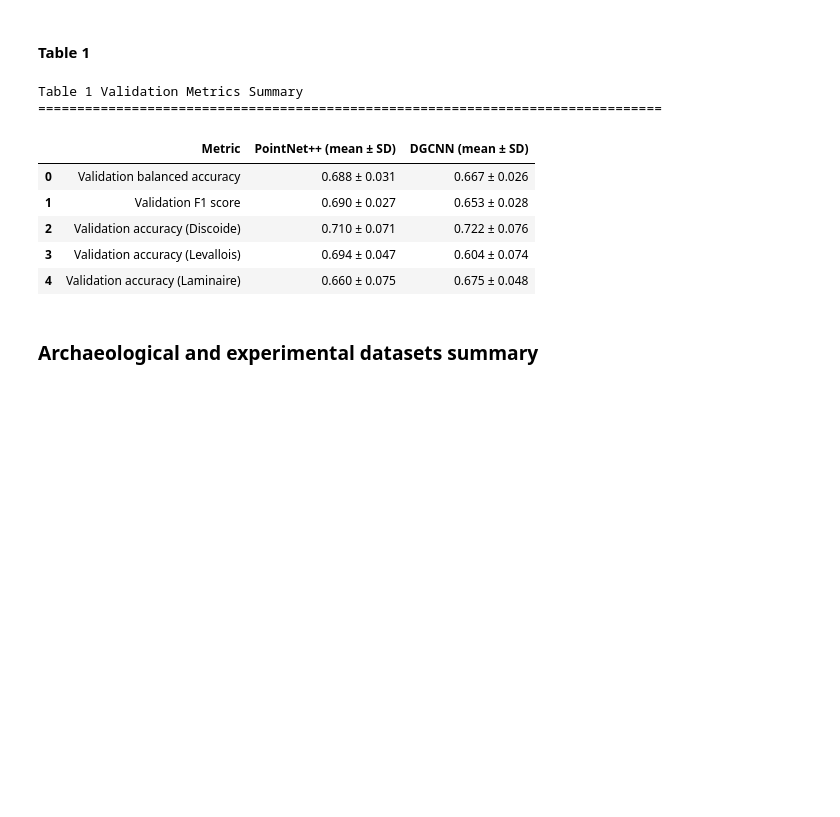
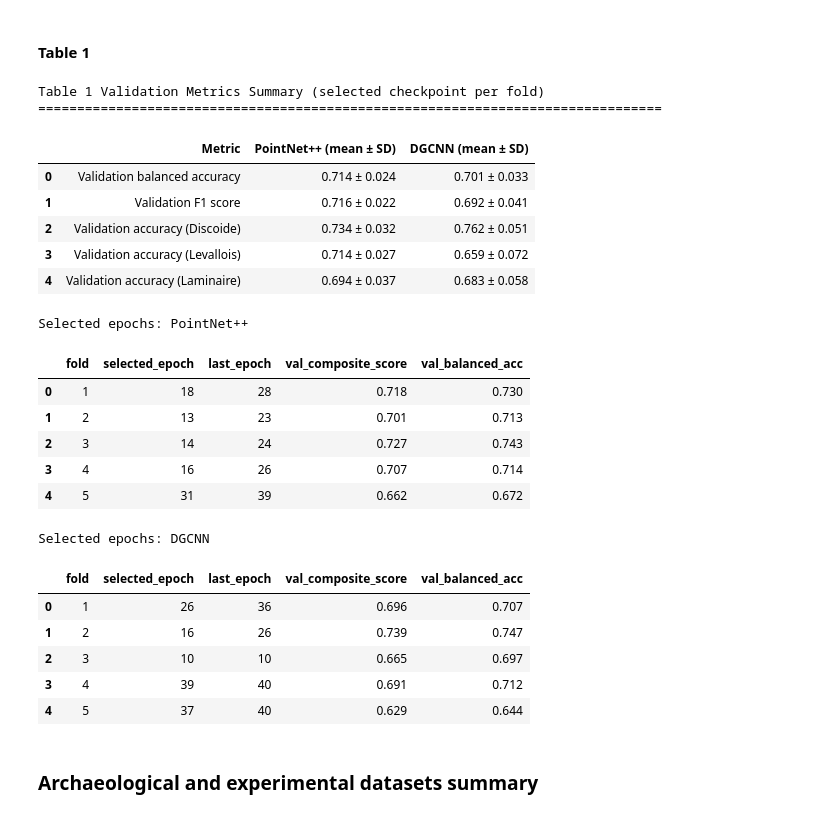
Before and after one commit to lili0824/3dpointcloudclassification, a Jupyter notebook: Analysis/analysis.ipynb, the cells around one changed output. Drawn from its saved outputs; the diff is of its cells as text; code cells hidden in the pictures; blank space fills up the shorter version.

```diff
--- a/Analysis/analysis.ipynb
+++ b/Analysis/analysis.ipynb
@@ -80,7 +101,7 @@ pn_metrics_latest, dg_metrics_latest = plot_training_overview(
     POINTNET2_TRAINING_DIR,
     DGCNN_TRAINING_DIR,
     figsize=(12, 8),
-    save_path="figures/Figure_3.jpg",
+    save_path=FIGURES_DIR / "Figure_3.jpg",
     dpi=300,
 )
 # %% [output]
@@ -164,25 +172,45 @@ Saved Figure 6 to figures/Figure_6.jpg (figsize=6.83x3.75)
 # %% [markdown]
 #### Table 1
 # %%
+# Validation metrics at each fold's selected checkpoint: the epoch with the highest logged
+# composite validation score, i.e. the checkpoint chosen during training.
 summary_df_latest = summarize_validation_metrics(
     POINTNET2_TRAINING_DIR,
     DGCNN_TRAINING_DIR,
     pointnet2_metrics=pn_metrics_latest,
     dgcnn_metrics=dg_metrics_latest,
 ).reset_index(drop=True)
 
-print("Table 1 Validation Metrics Summary")
+print("Table 1 Validation Metrics Summary (selected checkpoint per fold)")
 print("=" * 80)
 display(summary_df_latest)
+
+for model_name, metrics in [("PointNet++", pn_metrics_latest), ("DGCNN", dg_metrics_latest)]:
+    print(f"\nSelected epochs: {model_name}")
+    display(selected_epochs_table(metrics).round(3))
 # %% [output]
-Table 1 Validation Metrics Summary
+Table 1 Validation Metrics Summary (selected checkpoint per fold)
 ================================================================================
 |  | Metric | PointNet++ (mean ± SD) | DGCNN (mean ± SD) |
-| 0 | Validation balanced accuracy | 0.688 ± 0.031 | 0.667 ± 0.026 |
-| 1 | Validation F1 score | 0.690 ± 0.027 | 0.653 ± 0.028 |
-| 2 | Validation accuracy (Discoide) | 0.710 ± 0.071 | 0.722 ± 0.076 |
-| 3 | Validation accuracy (Levallois) | 0.694 ± 0.047 | 0.604 ± 0.074 |
-| 4 | Validation accuracy (Laminaire) | 0.660 ± 0.075 | 0.675 ± 0.048 |
+| 0 | Validation balanced accuracy | 0.714 ± 0.024 | 0.701 ± 0.033 |
+| 1 | Validation F1 score | 0.716 ± 0.022 | 0.692 ± 0.041 |
+| 2 | Validation accuracy (Discoide) | 0.734 ± 0.032 | 0.762 ± 0.051 |
+| 3 | Validation accuracy (Levallois) | 0.714 ± 0.027 | 0.659 ± 0.072 |
+| 4 | Validation accuracy (Laminaire) | 0.694 ± 0.037 | 0.683 ± 0.058 |
+Selected epochs: PointNet++
+|  | fold | selected_epoch | last_epoch | val_composite_score | val_balanced_acc |
+| 0 | 1 | 18 | 28 | 0.718 | 0.730 |
+| 1 | 2 | 13 | 23 | 0.701 | 0.713 |
+| 2 | 3 | 14 | 24 | 0.727 | 0.743 |
+| 3 | 4 | 16 | 26 | 0.707 | 0.714 |
+| 4 | 5 | 31 | 39 | 0.662 | 0.672 |
+Selected epochs: DGCNN
+|  | fold | selected_epoch | last_epoch | val_composite_score | val_balanced_acc |
+| 0 | 1 | 26 | 36 | 0.696 | 0.707 |
+| 1 | 2 | 16 | 26 | 0.739 | 0.747 |
+| 2 | 3 | 10 | 10 | 0.665 | 0.697 |
+| 3 | 4 | 39 | 40 | 0.691 | 0.712 |
+| 4 | 5 | 37 | 40 | 0.629 | 0.644 |
 # %% [markdown]
 ### Archaeological and experimental datasets summary
 # %% [markdown]
```
Also changed, not shown: parts of 31 cells of this notebook, 27 other files.
